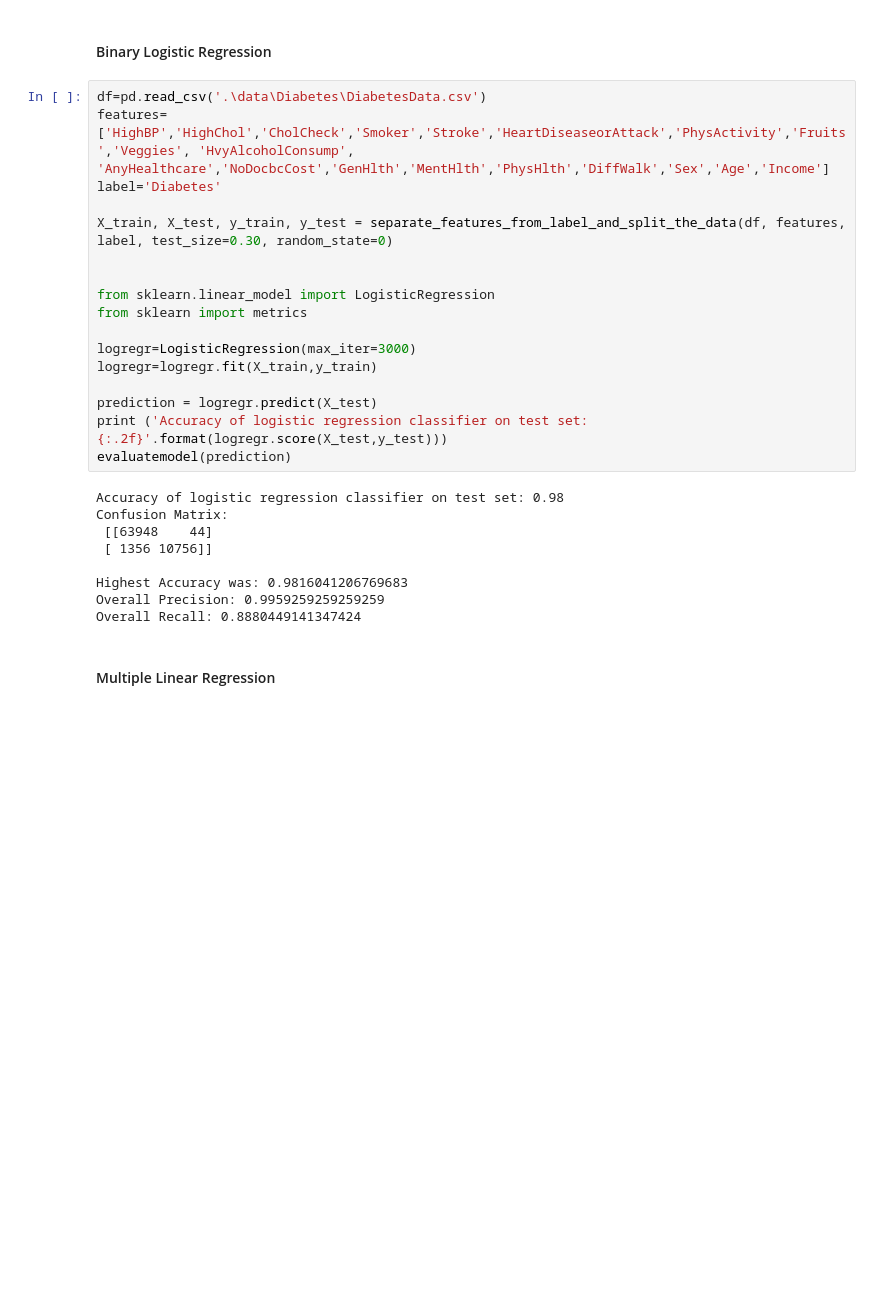
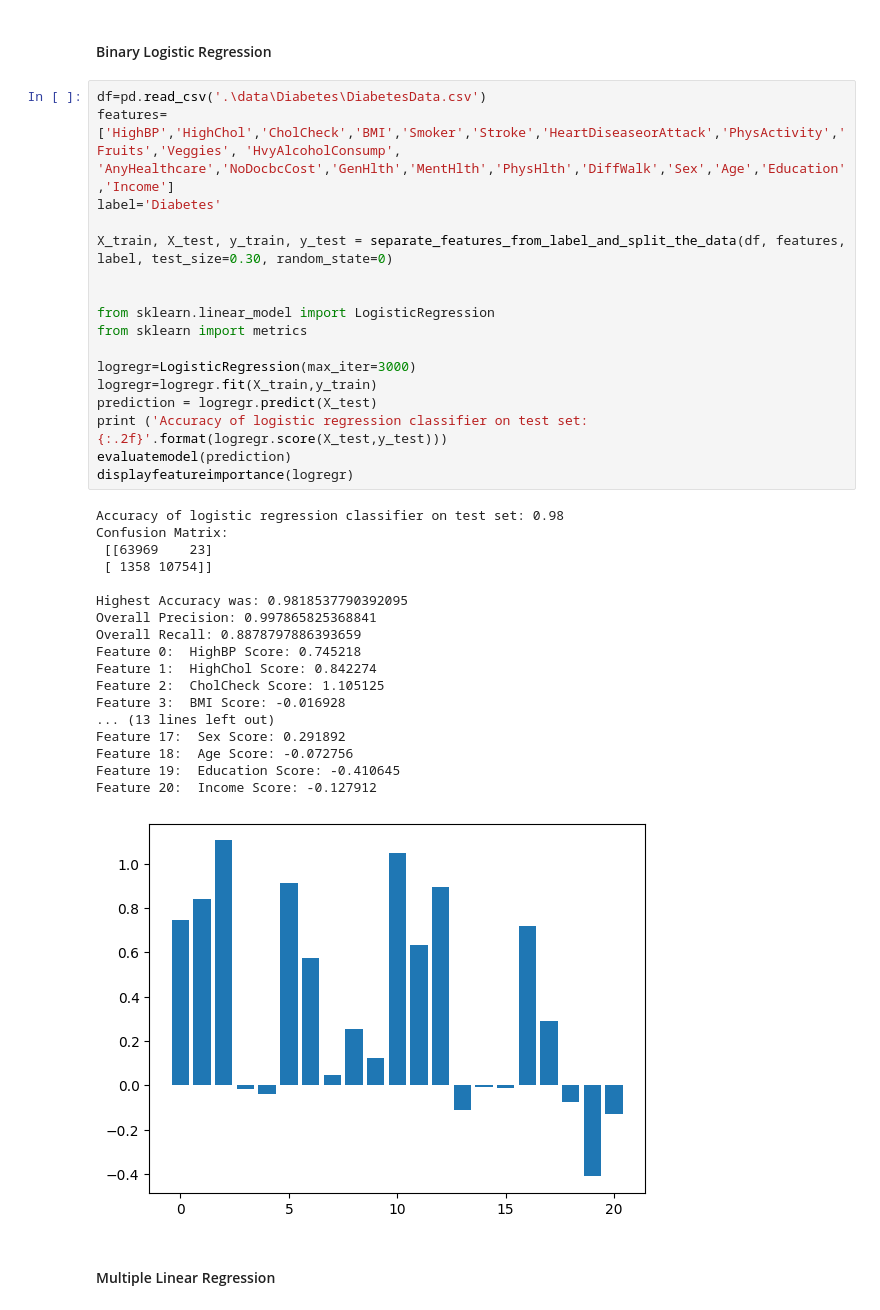
Before and after one commit to CoreyJiaJinHe/DataAnalysisProject, a Jupyter notebook: jupyterlab files/Diabetes.ipynb, the cells around one changed output. Cells and saved outputs as stored; diff of their text form; blank space fills up the shorter version.

```diff
--- a/jupyterlab files/Diabetes.ipynb
+++ b/jupyterlab files/Diabetes.ipynb
@@ -592,31 +590,41 @@ Feature 18:  Income Score: 0.009542
 <h4>Binary Logistic Regression</h4>
 # %%
 df=pd.read_csv('.\data\Diabetes\DiabetesData.csv')
-features=['HighBP','HighChol','CholCheck','Smoker','Stroke','HeartDiseaseorAttack','PhysActivity','Fruits','Veggies', 'HvyAlcoholConsump',
-'AnyHealthcare','NoDocbcCost','GenHlth','MentHlth','PhysHlth','DiffWalk','Sex','Age','Income']
+features=['HighBP','HighChol','CholCheck','BMI','Smoker','Stroke','HeartDiseaseorAttack','PhysActivity','Fruits','Veggies', 'HvyAlcoholConsump',
+'AnyHealthcare','NoDocbcCost','GenHlth','MentHlth','PhysHlth','DiffWalk','Sex','Age','Education','Income']
 label='Diabetes'
 
 X_train, X_test, y_train, y_test = separate_features_from_label_and_split_the_data(df, features, label, test_size=0.30, random_state=0)
 
 
 from sklearn.linear_model import LogisticRegression
 from sklearn import metrics
 
 logregr=LogisticRegression(max_iter=3000)
 logregr=logregr.fit(X_train,y_train)
-
 prediction = logregr.predict(X_test)
 print ('Accuracy of logistic regression classifier on test set: {:.2f}'.format(logregr.score(X_test,y_test)))
 evaluatemodel(prediction)
+displayfeatureimportance(logregr)
 # %% [output]
 Accuracy of logistic regression classifier on test set: 0.98
 Confusion Matrix:
- [[63948    44]
- [ 1356 10756]]
+ [[63969    23]
+ [ 1358 10754]]
 
-Highest Accuracy was: 0.9816041206769683
-Overall Precision: 0.9959259259259259
-Overall Recall: 0.8880449141347424
+Highest Accuracy was: 0.9818537790392095
+Overall Precision: 0.997865825368841
+Overall Recall: 0.8878797886393659
+Feature 0:  HighBP Score: 0.745218
+Feature 1:  HighChol Score: 0.842274
+Feature 2:  CholCheck Score: 1.105125
+Feature 3:  BMI Score: -0.016928
+... (13 lines left out)
+Feature 17:  Sex Score: 0.291892
+Feature 18:  Age Score: -0.072756
+Feature 19:  Education Score: -0.410645
+Feature 20:  Income Score: -0.127912
+[figure, added]
 # %% [markdown]
 <h4>Multiple Linear Regression</h4>
 # %%
```
Also changed, not shown: parts of 10 cells of this notebook.
